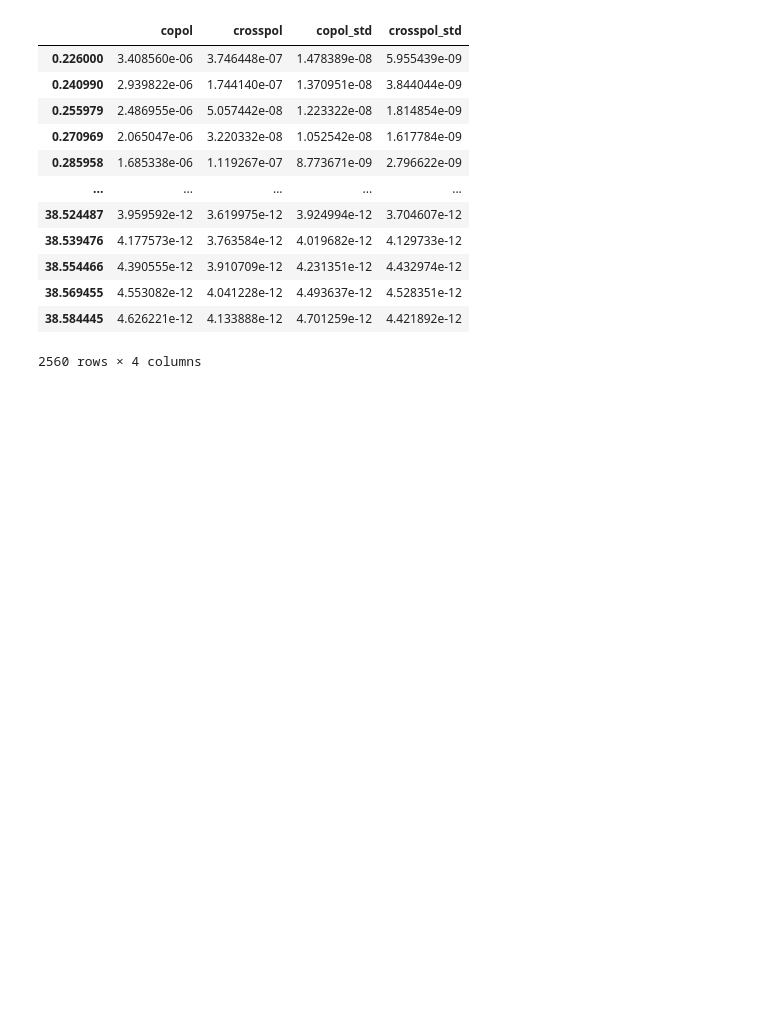
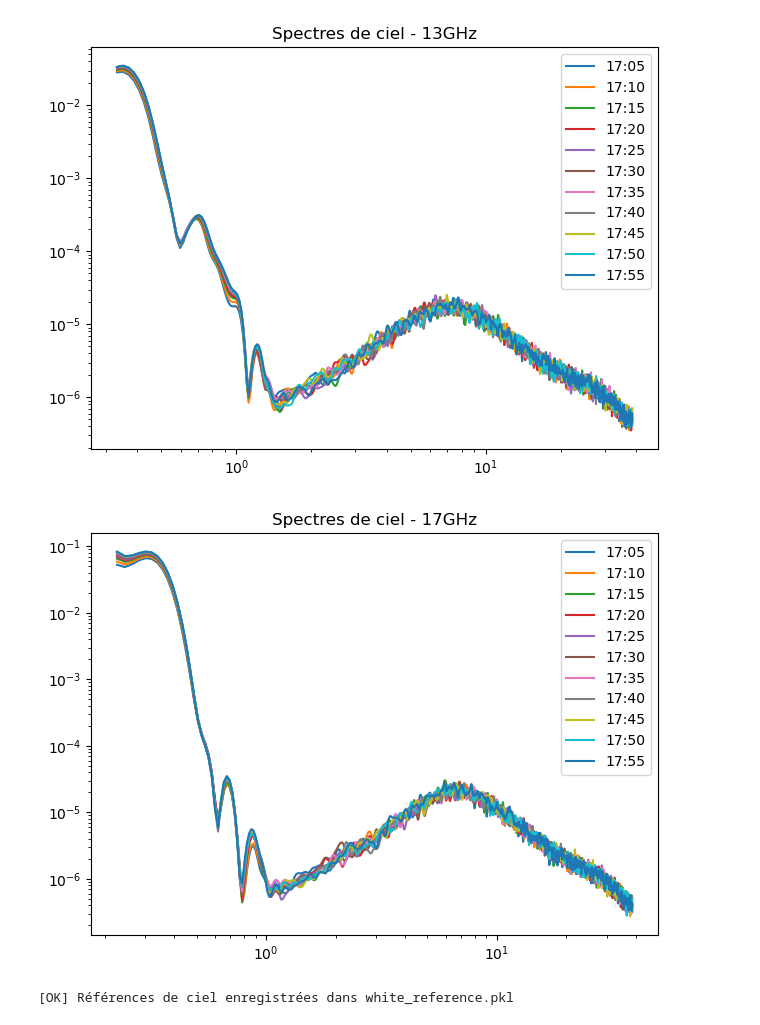
Before and after one commit to Nicolasallet/Dku-toolbox, a Jupyter notebook: radar_mesure/signalvstemperature.ipynb, the cells around one changed output. Cells and saved outputs as stored; diff of their text form; code cells hidden in the pictures; blank space fills up the shorter version.

Commit message:
calib ok, metadata ok

```diff
--- a/radar_mesure/signalvstemperature.ipynb
+++ b/radar_mesure/signalvstemperature.ipynb
@@ -33,19 +116,11 @@ for j in ['13GHz','17GHz']:
 # %%
-mes[0].df
+folder = "/home/nicolas/Documents/Dku-toolbox/data/continuous/Calib-Dome-Sirene_20250801/"
+
+white_refs = compute_white_reference(folder)
 # %% [output]
-|  | copol | crosspol | copol_std | crosspol_std |
-| 0.226000 | 3.408560e-06 | 3.746448e-07 | 1.478389e-08 | 5.955439e-09 |
-| 0.240990 | 2.939822e-06 | 1.744140e-07 | 1.370951e-08 | 3.844044e-09 |
-| 0.255979 | 2.486955e-06 | 5.057442e-08 | 1.223322e-08 | 1.814854e-09 |
-| 0.270969 | 2.065047e-06 | 3.220332e-08 | 1.052542e-08 | 1.617784e-09 |
-| 0.285958 | 1.685338e-06 | 1.119267e-07 | 8.773671e-09 | 2.796622e-09 |
-| ... | ... | ... | ... | ... |
-| 38.524487 | 3.959592e-12 | 3.619975e-12 | 3.924994e-12 | 3.704607e-12 |
-| 38.539476 | 4.177573e-12 | 3.763584e-12 | 4.019682e-12 | 4.129733e-12 |
-| 38.554466 | 4.390555e-12 | 3.910709e-12 | 4.231351e-12 | 4.432974e-12 |
-| 38.569455 | 4.553082e-12 | 4.041228e-12 | 4.493637e-12 | 4.528351e-12 |
-| 38.584445 | 4.626221e-12 | 4.133888e-12 | 4.701259e-12 | 4.421892e-12 |
+[figure, added]
+[figure, added]
-2560 rows × 4 columns
+[OK] Références de ciel enregistrées dans white_reference.pkl
 # %%
 def extract_all_spectra_to_df(filepath, beta=8, pad_factor=5, polarisation='copol'):
     import numpy as np
```
Also changed, not shown: parts of 3 cells of this notebook, 17 other files.
